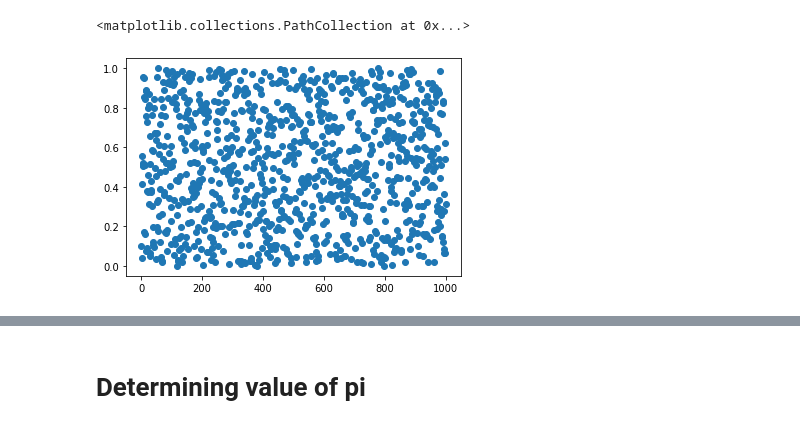
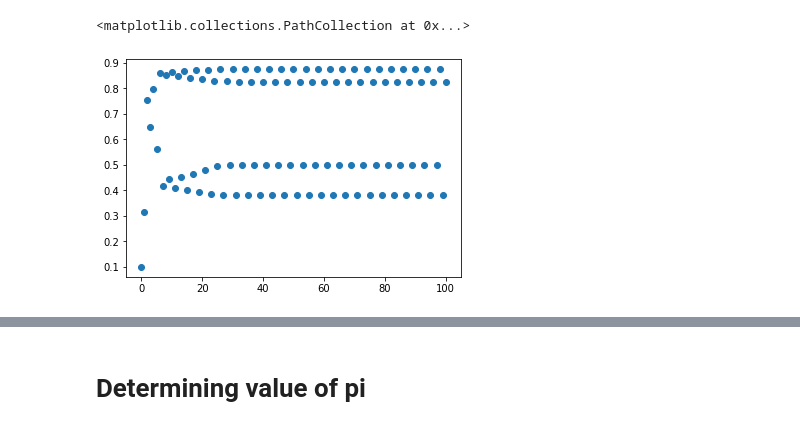
Before and after one commit to PeithonKing/comp_phys_P346, a Jupyter notebook: lab_11_08.ipynb, the cells around one changed output, grey strips where cells are left out. Drawn from its saved outputs; the diff is of its cells as text; code cells hidden in the pictures.

```diff
--- a/exercise/random.ipynb
+++ b/lab_11_08.ipynb
@@ -10,9 +5,9 @@ def rand2(seed, a = 1103515245, c = 12345, m = 32768):  # LCG
 # %%
+n = 100
 a = [0.1]
 for i in range(n):
-    a.append(rand2(a[-1]))
+    a.append(rand(a[-1]))
+plt.scatter(list(range(len(a))), a)
+# %% [output]
+<matplotlib.collections.PathCollection at 0x...>
+[figure, added]
-# %%
-plt.scatter(list(range(len(a))), a)
-# %% [output]
-<matplotlib.collections.PathCollection at 0x...>
-[figure, removed]
```
Also changed, not shown: parts of 6 cells of this notebook, 8 other files.
